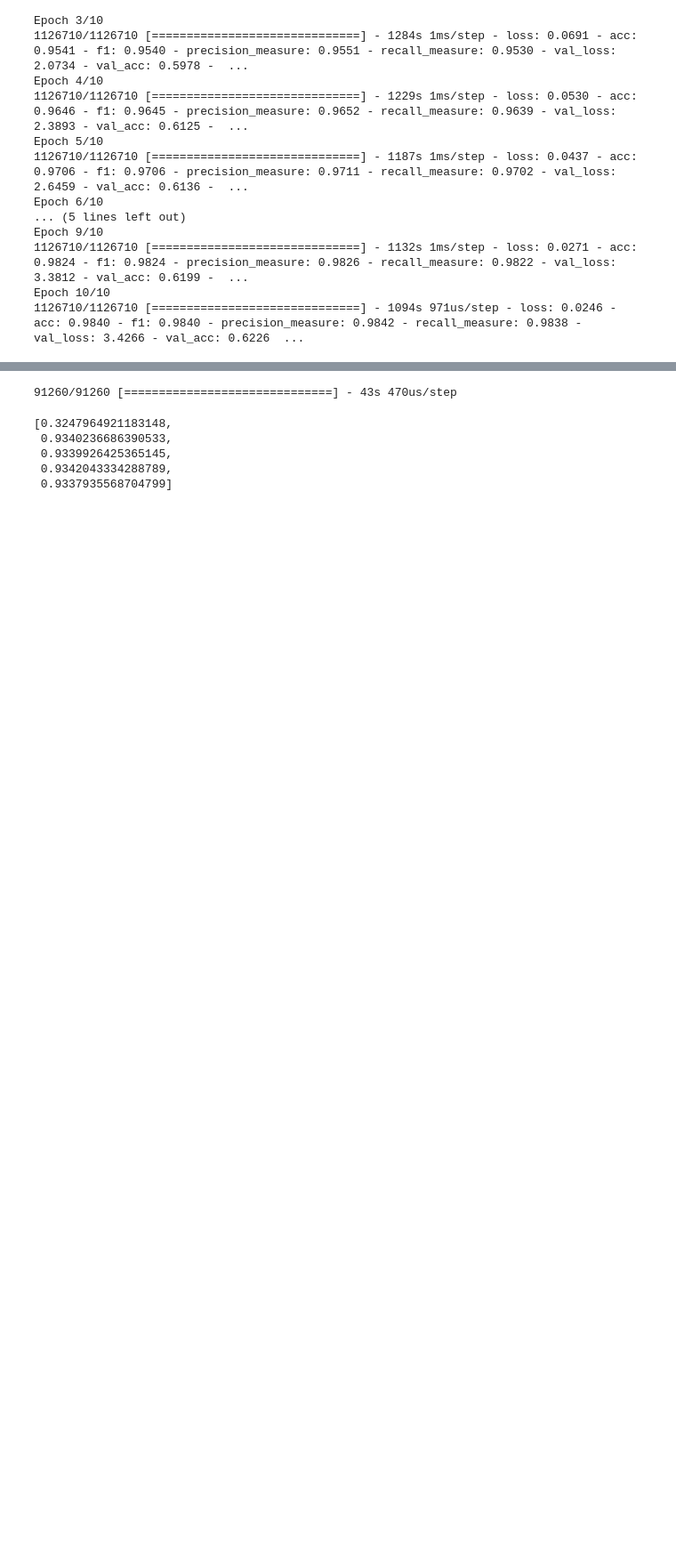
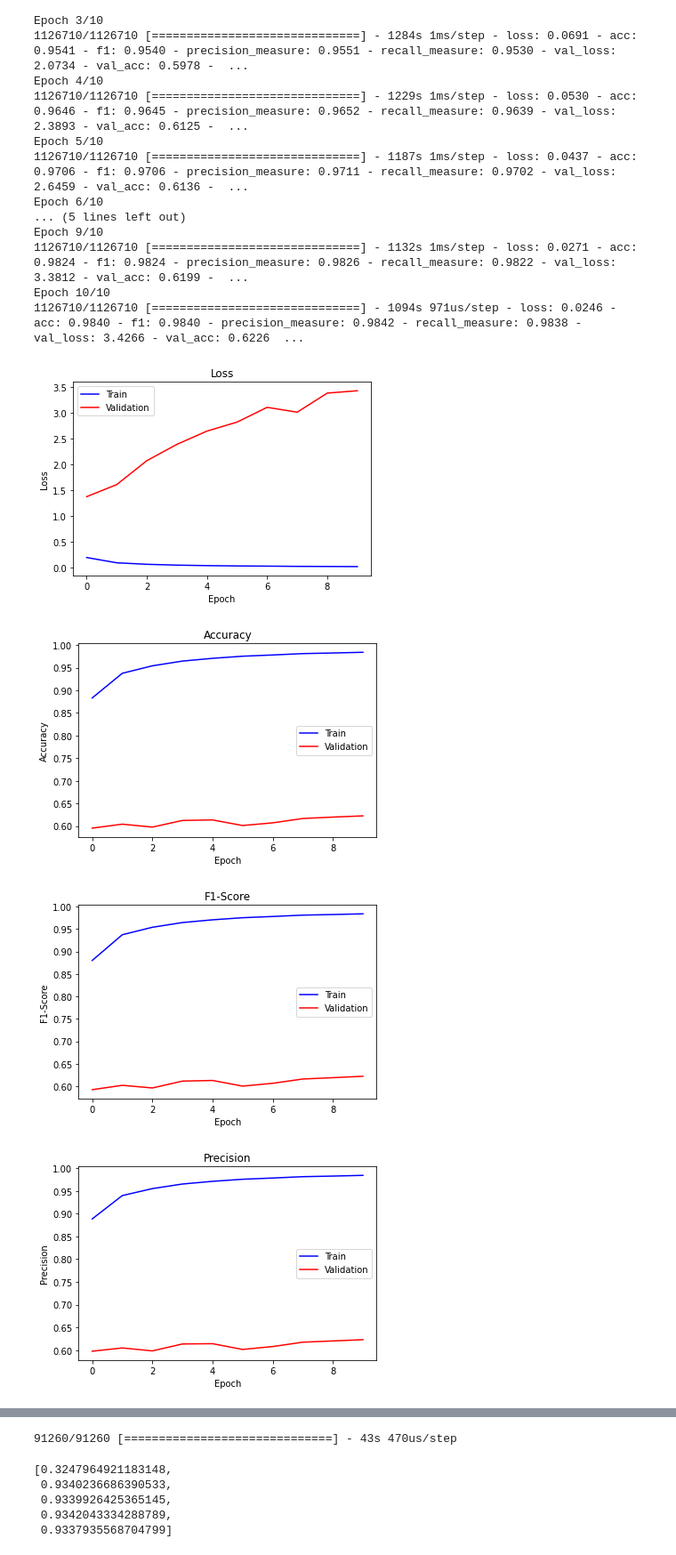
Before and after one commit to shilpakancharla/terrain-identification, a Jupyter notebook: Proj_C2_BiLSTM.ipynb, the cells around one changed output, grey strips where cells are left out. Shown at 89% size. Drawn from its saved outputs; the diff is of its cells as text; code cells hidden in the pictures; blank space fills up the shorter version.

Commit message:
Added some visuals

```diff
--- a/Proj_C2_BiLSTM.ipynb
+++ b/Proj_C2_BiLSTM.ipynb
@@ -132,30 +79,6 @@ val_X = np.load('processed_data/val_X.npy')
 val_y = np.load('processed_data/val_y.npy')
 test_X = np.load('processed_data/test_X.npy')
 test_y = np.load('processed_data/test_y.npy')
-# %%
-"""
-    We handle the data imbalance by assign higher weights to minority classes.
-
-    @param training_X: training X data
-    @param training_y: labels for training data
-    @return dictionary of labels as key and weights as values
-"""
-def get_label_weights(training_X, training_y):
-    label_weights = class_weight.compute_class_weight('balanced', np.unique(training_y), training_y.ravel())
-    label_weights = {i:label_weights[i] for i in range(len(label_weights))}
-    return label_weights
-
-"""
-    Perform one-hot encoding of the data to feed into our model.
-
-    @param labels: labels of the training data
-    @return one-hot encoded version of the labels
-"""
-def one_hot_encoding(labels):
-    encoder = OneHotEncoder(handle_unknown = 'ignore', sparse = False)
-    encoder = encoder.fit(labels)
-    training_y_encoded = encoder.transform(labels)
-    return training_y_encoded
 # %%
 # Get training label weights
 label_weights = get_label_weights(training_X, training_y)
@@ -232,0 +95,3 @@ _________________________________________________________________
+# %%
+model = define_BiLSTM_model(training_X, training_y_encoded)
+model.summary()
@@ -252,3 +133,10 @@ Epoch 9/10
 1126710/1126710 [==============================] - 1132s 1ms/step - loss: 0.0271 - acc: 0.9824 - f1: 0.9824 - precision_measure: 0.9826 - recall_measure: 0.9822 - val_loss: 3.3812 - val_acc: 0.6199 -  ...
 Epoch 10/10
 1126710/1126710 [==============================] - 1094s 971us/step - loss: 0.0246 - acc: 0.9840 - f1: 0.9840 - precision_measure: 0.9842 - recall_measure: 0.9838 - val_loss: 3.4266 - val_acc: 0.6226  ...
+# %%
+plot_history(history)
+# %% [output]
+[figure, added]
+[figure, added]
+[figure, added]
+[figure, added]
```
Also changed, not shown: parts of 11 cells of this notebook, 3 other files.
